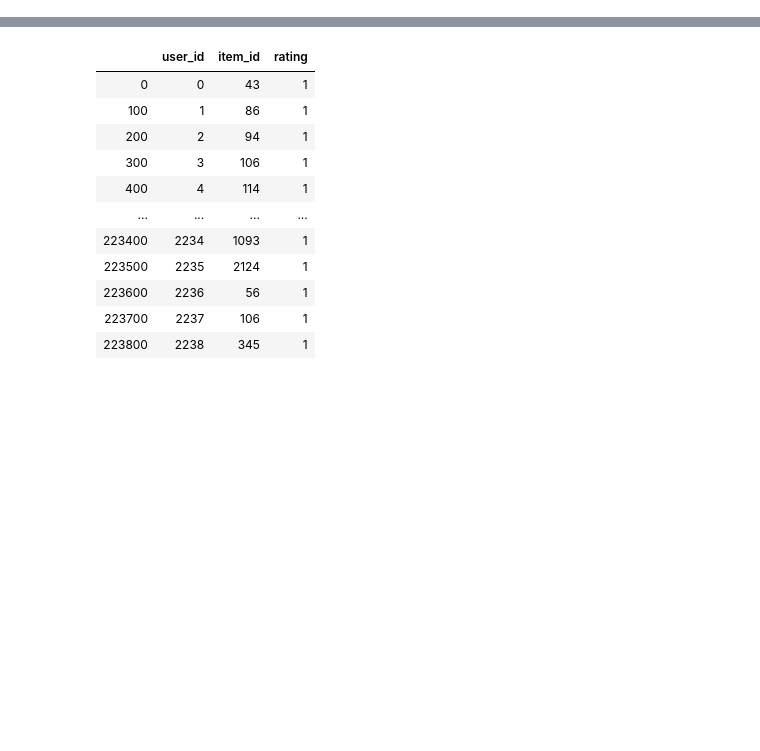
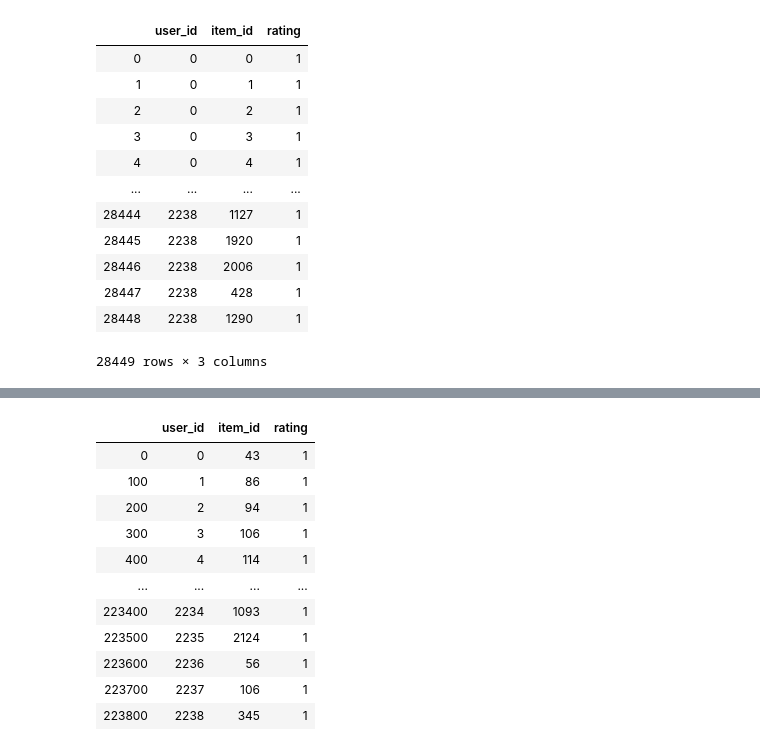
Before and after one commit to wuling31715/Kaggle, a Jupyter notebook: res2020/v1.0.ipynb, the cells around one changed output, grey strips where cells are left out. Saved outputs shown, nothing was run; the diff lists cells and outputs as text; code cells hidden in the pictures; blank space fills up the shorter version.

```diff
--- a/res2020/v1.0.ipynb
+++ b/res2020/v1.0.ipynb
@@ -3,6 +3,20 @@ import pandas as pd
 import numpy as np
 # %%
 train = pd.read_csv('train_data.csv')
-# train
+train
+# %% [output]
+|  | user_id | item_id | rating |
+| 0 | 0 | 0 | 1 |
+| 1 | 0 | 1 | 1 |
+| 2 | 0 | 2 | 1 |
+| 3 | 0 | 3 | 1 |
+| 4 | 0 | 4 | 1 |
+| ... | ... | ... | ... |
+| 28444 | 2238 | 1127 | 1 |
+| 28445 | 2238 | 1920 | 1 |
+| 28446 | 2238 | 2006 | 1 |
+| 28447 | 2238 | 428 | 1 |
+| 28448 | 2238 | 1290 | 1 |
+28449 rows × 3 columns
 # %%
 test = pd.read_csv('test_data.csv')
```
Also changed, not shown: parts of 13 cells of this notebook.
